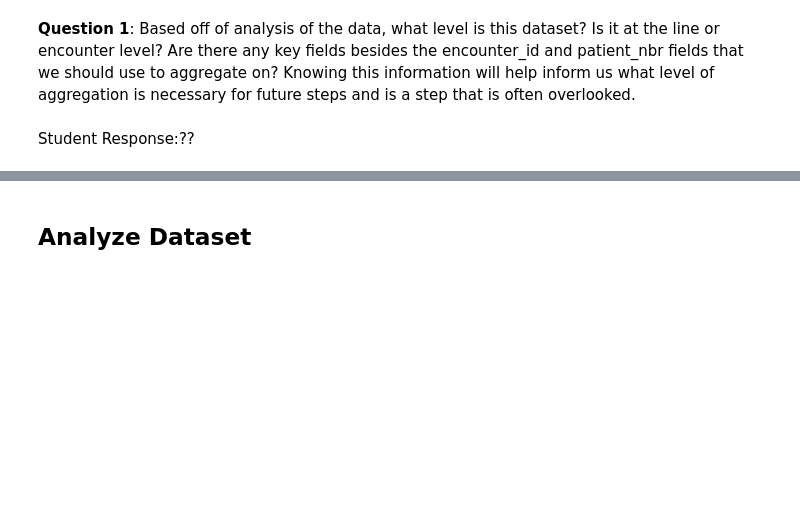
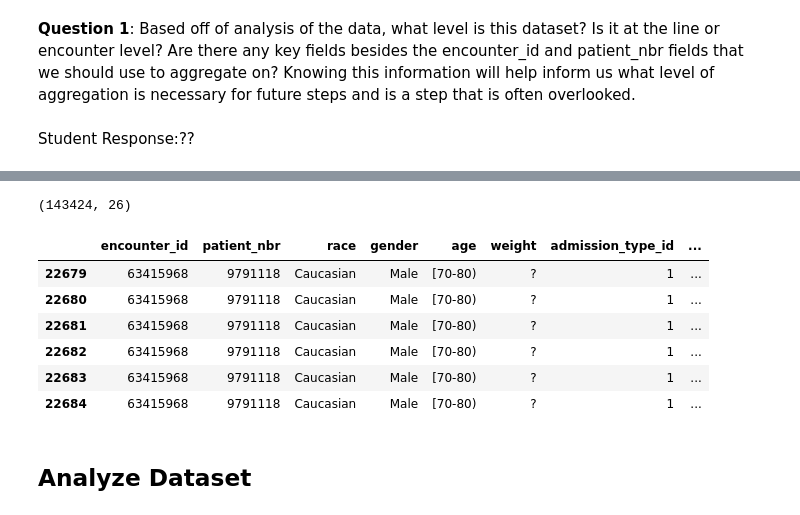
Before and after one commit to G94/ai_for_healthcare, a Jupyter notebook: patient_selection/starter_code/student_project.ipynb, the cells around one changed output, grey strips where cells are left out. Drawn from its saved outputs; the diff is of its cells as text; code cells hidden in the pictures; blank space fills up the shorter version.

```diff
--- a/patient_selection/starter_code/student_project.ipynb
+++ b/patient_selection/starter_code/student_project.ipynb
@@ -123,3 +129,17 @@ Student Response:??
+# %%
+df.shape
+# %% [output]
+(143424, 26)
+# %%
+df[df.encounter_id == 63415968].drop_duplicates()
+# %% [output]
+|  | encounter_id | patient_nbr | race | gender | age | weight | admission_type_id | ... |
+| 22679 | 63415968 | 9791118 | Caucasian | Male | [70-80) | ? | 1 | ... |
+| 22680 | 63415968 | 9791118 | Caucasian | Male | [70-80) | ? | 1 | ... |
+| 22681 | 63415968 | 9791118 | Caucasian | Male | [70-80) | ? | 1 | ... |
+| 22682 | 63415968 | 9791118 | Caucasian | Male | [70-80) | ? | 1 | ... |
+| 22683 | 63415968 | 9791118 | Caucasian | Male | [70-80) | ? | 1 | ... |
+| 22684 | 63415968 | 9791118 | Caucasian | Male | [70-80) | ? | 1 | ... |
 # %% [markdown]
 ## Analyze Dataset
 # %% [markdown]
```
Also changed, not shown: parts of 6 cells of this notebook.
